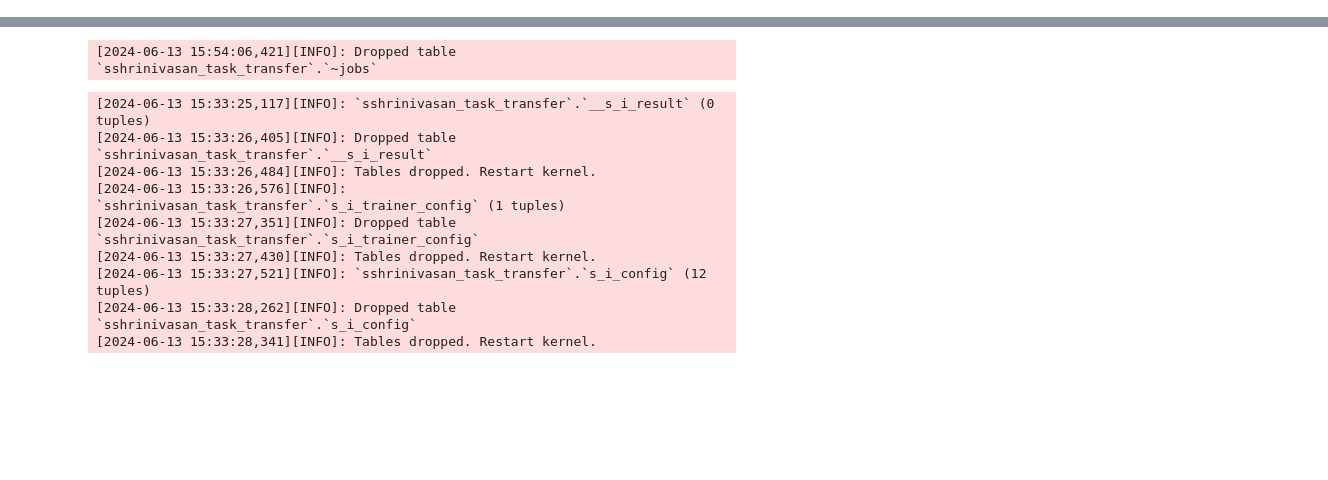
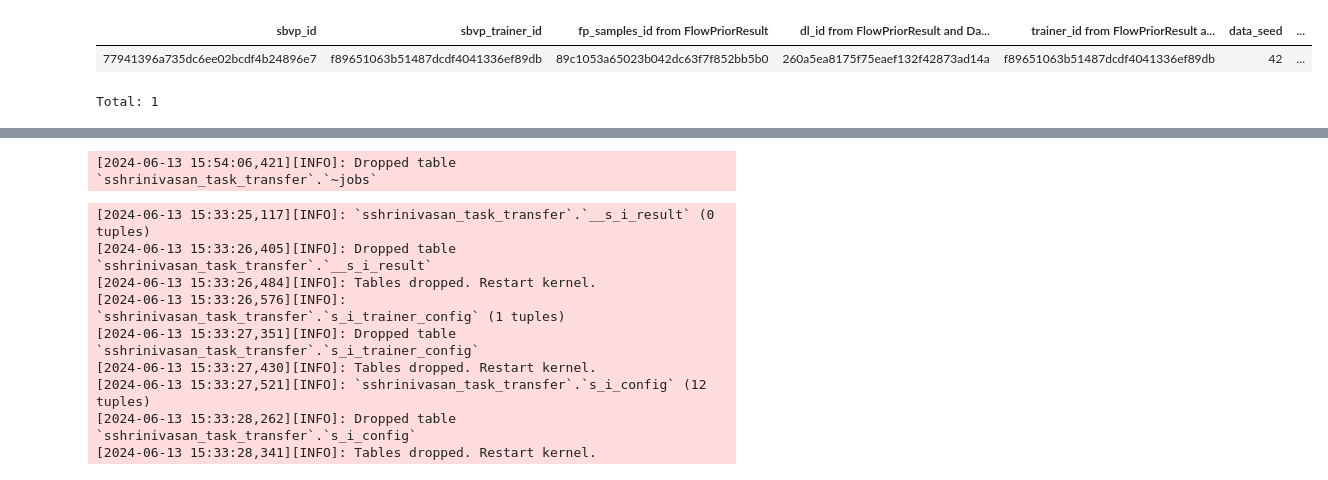
Before and after one commit to suhasshrinivasan/task-transfer, a Jupyter notebook: experiments/dj/dj_interactive.ipynb, the cells around one changed output, grey strips where cells are left out. Drawn from its saved outputs; the diff is of its cells as text; code cells hidden in the pictures; blank space fills up the shorter version.

```diff
--- a/experiments/dj/dj_interactive.ipynb
+++ b/experiments/dj/dj_interactive.ipynb
@@ -29,3 +96,9 @@ from experiments.dj.dj_helpers import drop_schema_dot_jobs
+# %%
+SBVGPEval & "sbvp_id = '77941396a735dc6ee02bcdf4b24896e7'"
+# %% [output]
+| sbvp_id | sbvp_trainer_id | fp_samples_id from FlowPriorResult | dl_id from FlowPriorResult and Da... | trainer_id from FlowPriorResult a... | data_seed | ... |
+| 77941396a735dc6ee02bcdf4b24896e7 | f89651063b51487dcdf4041336ef89db | 89c1053a65023b042dc63f7f852bb5b0 | 260a5ea8175f75eaef132f42873ad14a | f89651063b51487dcdf4041336ef89db | 42 | ... |
+Total: 1
 # %%
 SIResult()
 # %% [output]
```
Also changed, not shown: parts of 12 cells of this notebook, 11 other files.
